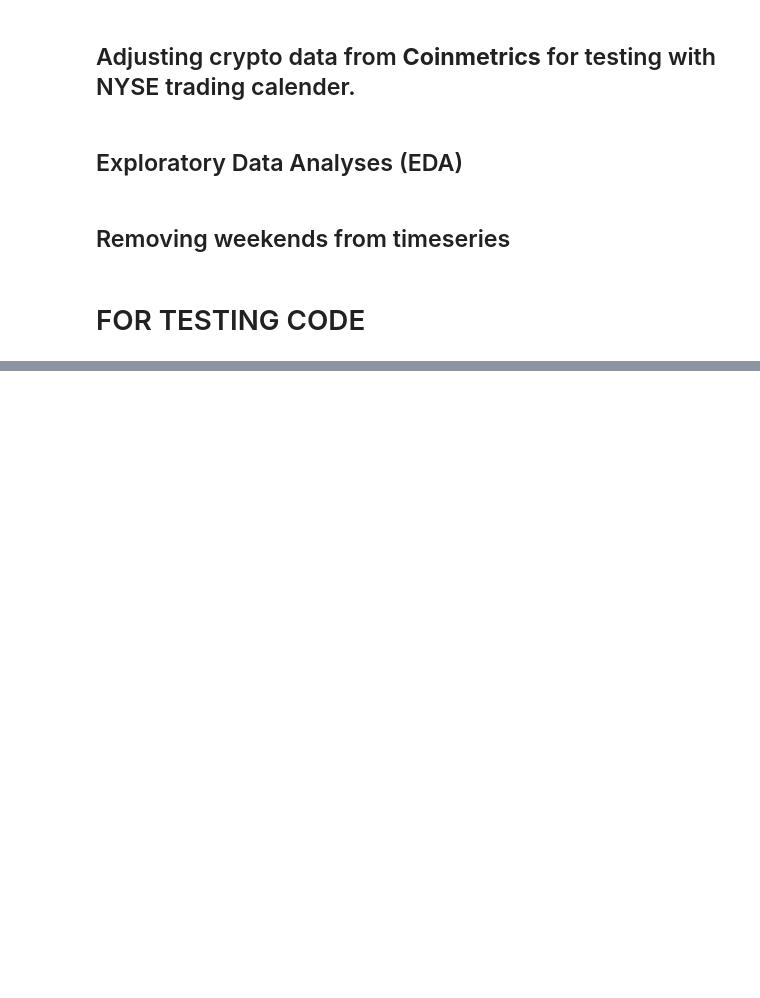
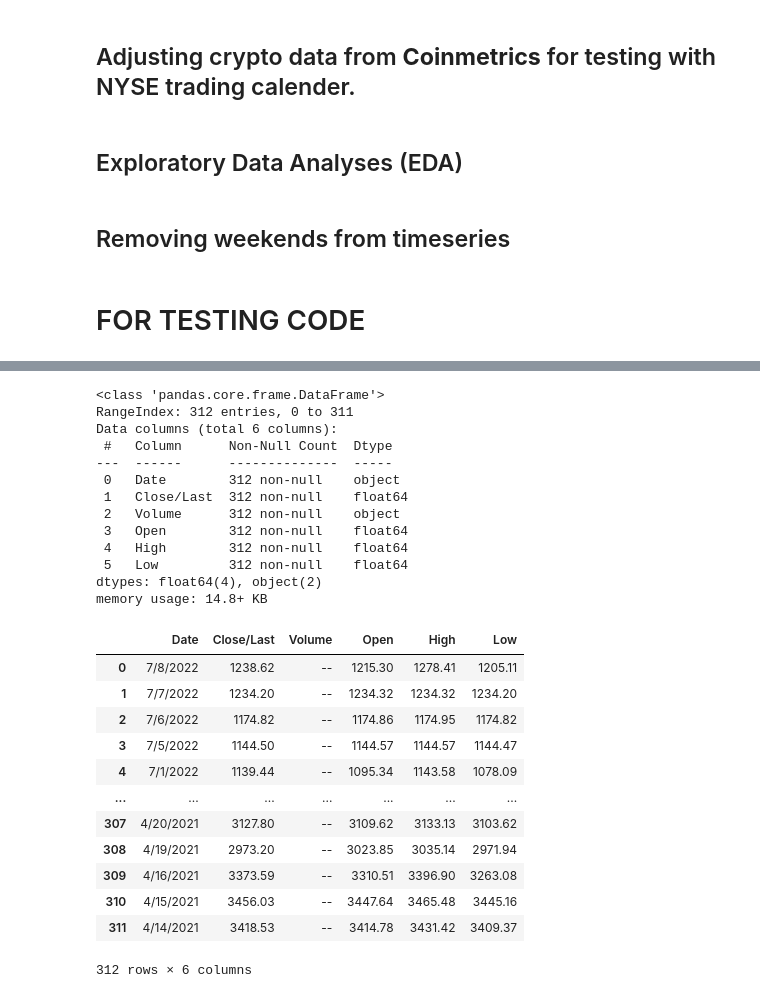
Before and after one commit to francoishcm/BackTesting, a Jupyter notebook: Zipline_Reloaded_BacktestEngine_1_15072022.ipynb, the cells around one changed output, grey strips where cells are left out. Cells and saved outputs as stored; diff of their text form; code cells hidden in the pictures; blank space fills up the shorter version.

```diff
--- a/Zipline_Reloaded_BacktestEngine_1_15072022.ipynb
+++ b/Zipline_Reloaded_BacktestEngine_1_15072022.ipynb
@@ -1498,0 +1522,31 @@ B
+# %%
+index_B = pd.read_csv('/content/drive/MyDrive/Colab Notebooks/My Project Folder/crypto/indices/NCI.csv')
+index_B.info()
+index_B
+# %% [output]
+<class 'pandas.core.frame.DataFrame'>
+RangeIndex: 312 entries, 0 to 311
+Data columns (total 6 columns):
+ #   Column      Non-Null Count  Dtype
+---  ------      --------------  -----
+ 0   Date        312 non-null    object
+ 1   Close/Last  312 non-null    float64
+ 2   Volume      312 non-null    object
+ 3   Open        312 non-null    float64
+ 4   High        312 non-null    float64
+ 5   Low         312 non-null    float64
+dtypes: float64(4), object(2)
+memory usage: 14.8+ KB
+|  | Date | Close/Last | Volume | Open | High | Low |
+| 0 | 7/8/2022 | 1238.62 | -- | 1215.30 | 1278.41 | 1205.11 |
+| 1 | 7/7/2022 | 1234.20 | -- | 1234.32 | 1234.32 | 1234.20 |
+| 2 | 7/6/2022 | 1174.82 | -- | 1174.86 | 1174.95 | 1174.82 |
+| 3 | 7/5/2022 | 1144.50 | -- | 1144.57 | 1144.57 | 1144.47 |
+| 4 | 7/1/2022 | 1139.44 | -- | 1095.34 | 1143.58 | 1078.09 |
+| ... | ... | ... | ... | ... | ... | ... |
+| 307 | 4/20/2021 | 3127.80 | -- | 3109.62 | 3133.13 | 3103.62 |
+| 308 | 4/19/2021 | 2973.20 | -- | 3023.85 | 3035.14 | 2971.94 |
+| 309 | 4/16/2021 | 3373.59 | -- | 3310.51 | 3396.90 | 3263.08 |
+| 310 | 4/15/2021 | 3456.03 | -- | 3447.64 | 3465.48 | 3445.16 |
+| 311 | 4/14/2021 | 3418.53 | -- | 3414.78 | 3431.42 | 3409.37 |
+312 rows × 6 columns
```
Also changed, not shown: parts of 2 cells of this notebook.
